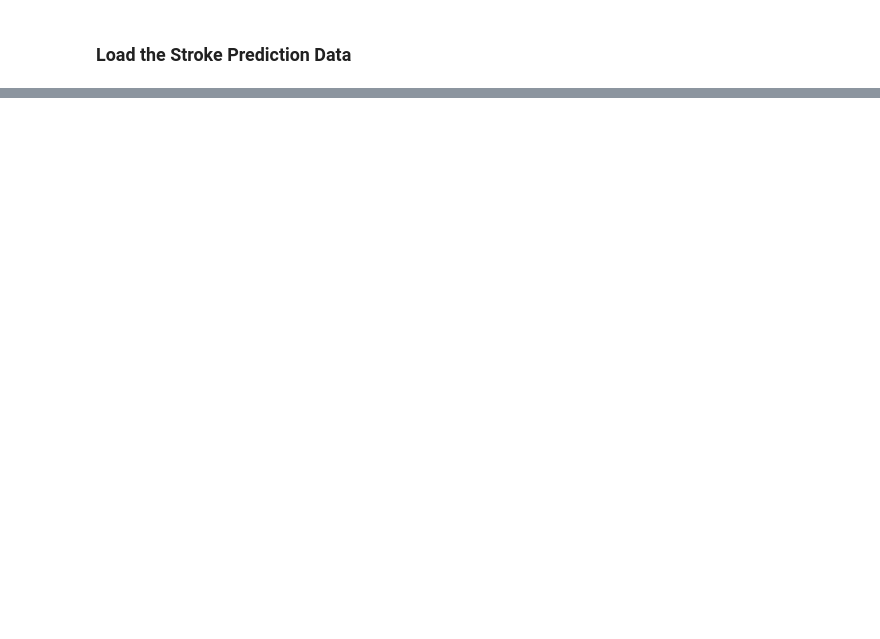
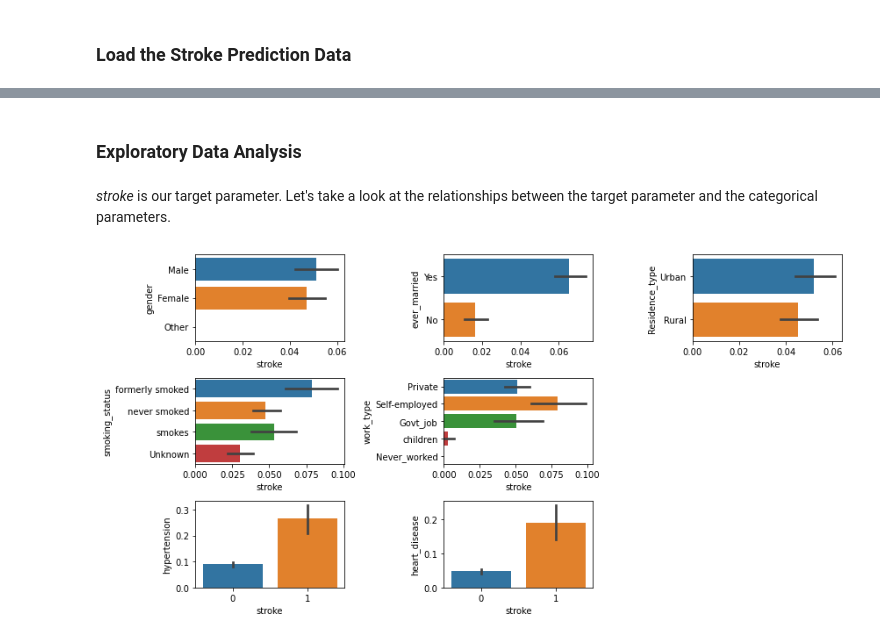
Before and after one commit to szelinghsu/StrokePrediction, a Jupyter notebook: notebook/StrokePrediction.ipynb, the cells around one changed output, grey strips where cells are left out. Drawn from its saved outputs; the diff is of its cells as text; code cells hidden in the pictures; blank space fills up the shorter version.

```diff
--- a/notebook/StrokePrediction.ipynb
+++ b/notebook/StrokePrediction.ipynb
@@ -193,0 +82,2 @@ plt.subplots_adjust(hspace=0.5);
+# %%
+stroke['bmi'].fillna(stroke['bmi'].median(), inplace=True)
@@ -193,0 +110,3 @@ plt.subplots_adjust(hspace=0.5);
+# %%
+stroke.drop('id', axis='columns', inplace=True)
+stroke.info()
@@ -193,0 +132,21 @@ plt.subplots_adjust(hspace=0.5);
+# %% [markdown]
+### Exploratory Data Analysis
+# %% [markdown]
+*stroke* is our target parameter.  Let's take a look at the relationships between the target parameter and the categorical parameters.
+# %%
+fig, axes = plt.subplots(3, 3, figsize=(12, 6))
+fig.delaxes(axes[1,2])
+fig.delaxes(axes[2,2])
+
+sns.barplot(x='stroke', y='gender', data=stroke, ax=axes[0,0])
+sns.barplot(x='stroke', y='ever_married', data=stroke, ax=axes[0,1])
+sns.barplot(x='stroke', y='Residence_type', data=stroke, ax=axes[0,2])
+sns.barplot(x='stroke', y='smoking_status', data=stroke, ax=axes[1,0])
+sns.barplot(x='stroke', y='work_type', data=stroke, ax=axes[1,1])
+sns.barplot(x='stroke', y='hypertension', data=stroke, ax=axes[2,0])
+sns.barplot(x='stroke', y='heart_disease', data=stroke, ax=axes[2,1])
+
+plt.tight_layout()
+plt.show()
+# %% [output]
+[figure, added]
```
Also changed, not shown: parts of 54 cells of this notebook.
